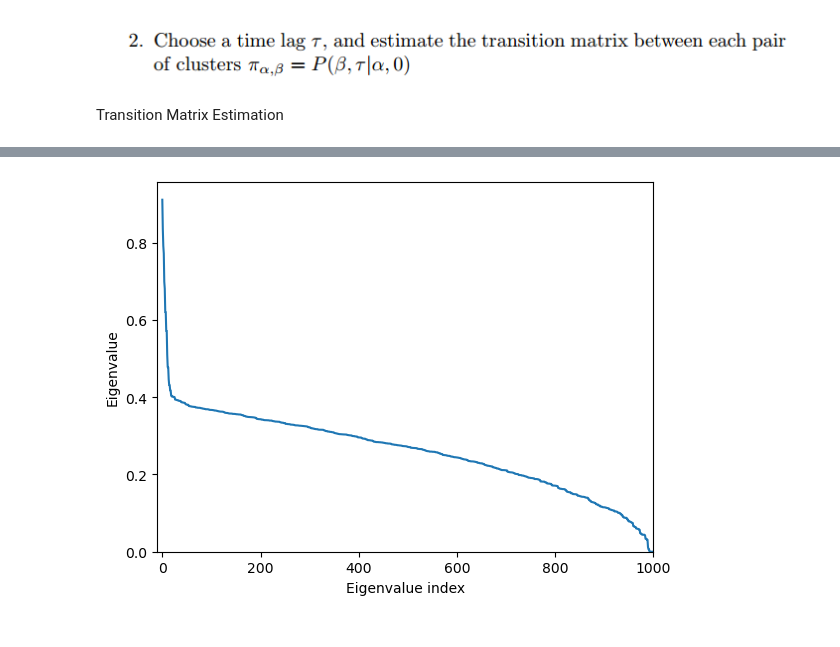
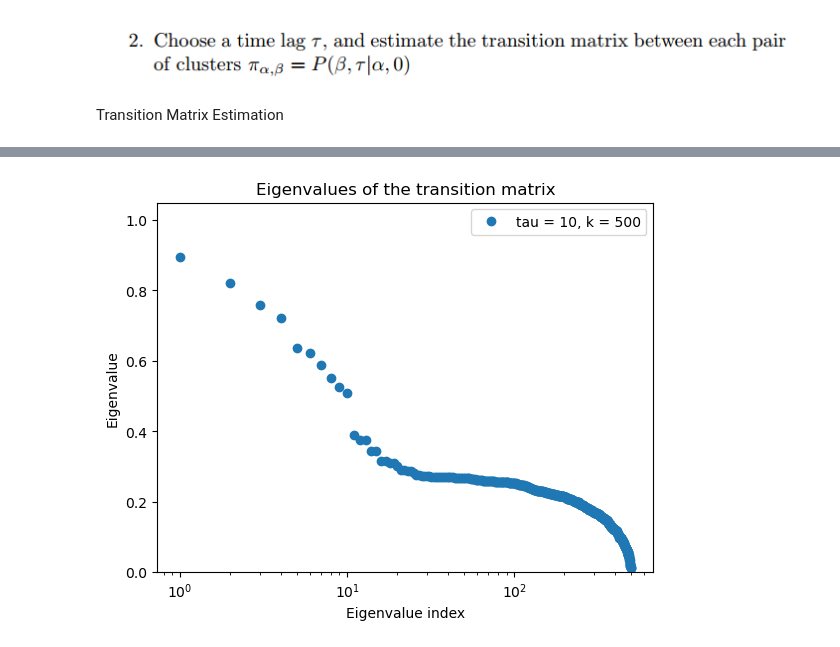
Before and after one commit to giusSacco/StatMech, a Jupyter notebook: UL/Ex2/markov_state_model.ipynb, the cells around one changed output, grey strips where cells are left out. Saved outputs shown, nothing was run; the diff lists cells and outputs as text; code cells hidden in the pictures.

```diff
--- a/UL/Ex2/markov_state_model.ipynb
+++ b/UL/Ex2/markov_state_model.ipynb
@@ -47,7 +85,7 @@ def k_means(data, k, max_iter=10):
 
     return centroids, clusters
 # %%
-k = 1000
+k = 500
 max_iter = 10
-centroids, clusters = k_means(data, k, max_iter)
+centroids, clusters = k_medoids(data, k, max_iter)
 # %% [output]
@@ -76,12 +113,18 @@ tau = 10
 K = np.zeros(shape=(k,k))
 for i in range(len(traj[:-tau])):
     K[traj[i], traj[i+tau]] += 1
+
 # Normalize such that sum along every row equals to one
 sum_along_rows = np.sum(K, axis=1)
-K/=sum_along_rows[:,None]
+# Sometimes if tau is large enough some clusters are never visited.
+clusters_never_visited = np.where(sum_along_rows < 0.5)[0]
+# In this case we put 1 on the diagonal
+for i in clusters_never_visited:
+    K[i,i] = 1
+K = K / np.sum(K, axis=1)[:,None]
 
-assert np.allclose(np.sum(K, axis=1), np.ones(shape=k)) # Assert that every row sums to one (within numeric error)
-assert np.all(K>=0) # Assert that all elements are positive
+assert np.allclose(np.sum(K, axis=1), np.ones(shape=K.shape[0]), atol=10) # Assert normalization (within numeric error)
+assert np.all(K>=0) # Assert that all elements are non-negative
 # %%
 # plot trasition matrix colormap
 plt.imshow(K, cmap='hot', interpolation='nearest')
@@ -92,13 +137,21 @@ plt.colorbar()
 # %%
 # Eigenvalues and eigenvectors of the transition matrix
 eigenvalues, eigenvectors = np.linalg.eig(K)
+# Sort eigenvalues and eigenvectors by modulus of eigenvalue
+idx = np.abs(eigenvalues).argsort()[::-1]
+eigenvalues = eigenvalues[idx].copy()
+eigenvectors = eigenvectors[:,idx].copy()
 # %%
-#Plot eigenvalues sorted by modulus
-plt.plot(np.sort(np.abs(eigenvalues))[-2::-1])
+#Plot eigenvalues modolus
+plt.plot(np.abs(eigenvalues), linestyle='None', marker='o', label = f'tau = {tau}, k = {k}')
 plt.xlabel('Eigenvalue index')
 plt.ylabel('Eigenvalue')
-plt.xlim(-10,k)
+plt.title('Eigenvalues of the transition matrix')
+#plt.xlim(-10,k)
 plt.ylim(0,None)
+plt.xscale('log')
+plt.legend()
+plt.savefig(f'Figs/eigenvalues_tau{tau}_k{k}.png', dpi=300)
 plt.show()
 # %% [output]
-[figure, old version]
+[figure, new version]
```
Also changed, not shown: parts of 12 cells of this notebook, 26 other files.
